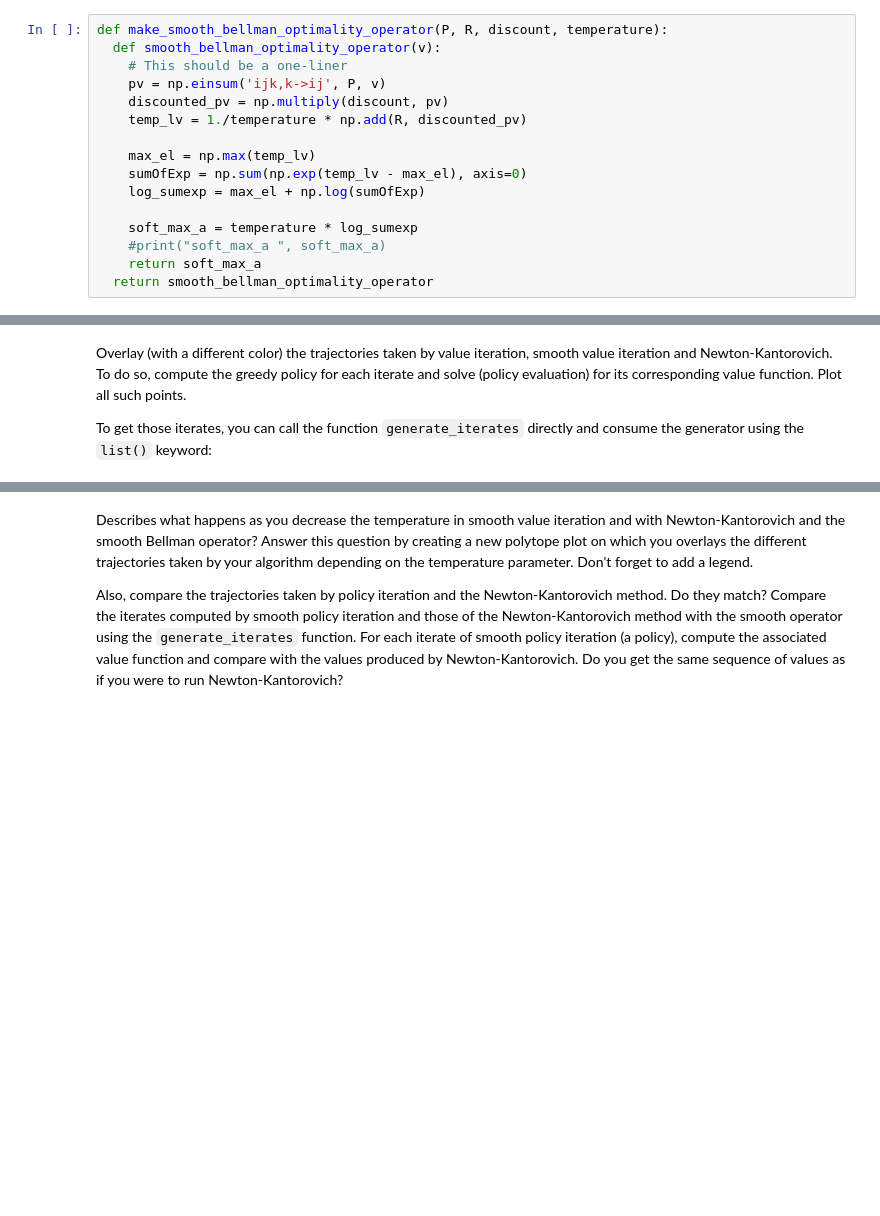
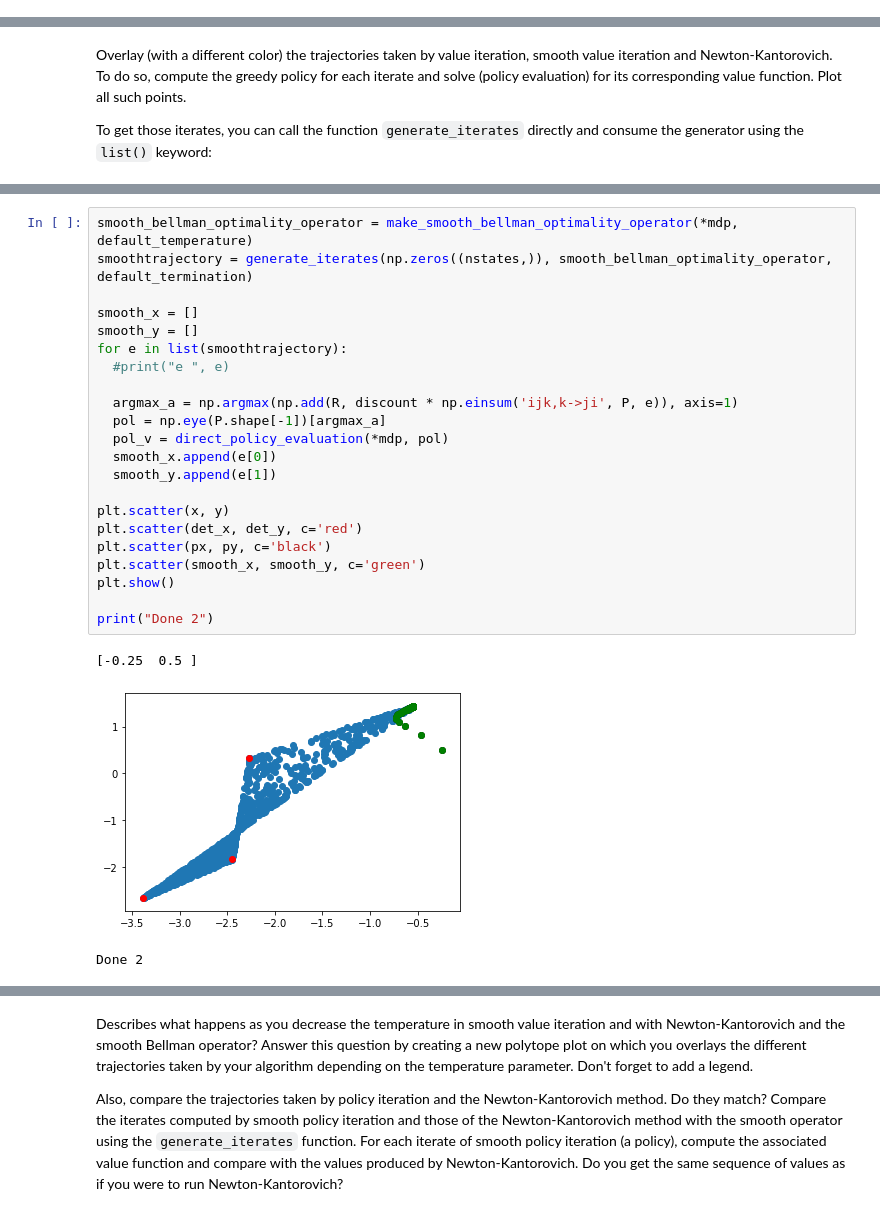
Before and after one commit to andreeadeac22/IFT6760H20, a Jupyter notebook: Copy_of_IFT6760_H20_A1_Template.ipynb, the cells around one changed output, grey strips where cells are left out. Saved outputs shown, nothing was run; the diff lists cells and outputs as text; blank space fills up the shorter version.

```diff
--- a/Copy_of_IFT6760_H20_A1_Template.ipynb
+++ b/Copy_of_IFT6760_H20_A1_Template.ipynb
@@ -264,19 +208,3 @@ def make_bellman_optimality_operator(P, R, discount):
   return bellman_optimality_operator
 # %% [markdown]
 Now do the same thing but where you use the [soft-max](https://en.wikipedia.org/wiki/Smooth_maximum) (smooth maximum) instead of the *hard* one. You can use the built-in implementations of the soft-max function for more stability. See [Rust (1996)](https://doi.org/10.1016/s1574-0021(96)01016-7) for reference
-# %%
-def make_smooth_bellman_optimality_operator(P, R, discount, temperature):
-  def smooth_bellman_optimality_operator(v):
-    # This should be a one-liner
-    pv = np.einsum('ijk,k->ij', P, v)
-    discounted_pv = np.multiply(discount, pv)
-    temp_lv = 1./temperature * np.add(R, discounted_pv)
-
-    max_el = np.max(temp_lv)
-    sumOfExp = np.sum(np.exp(temp_lv - max_el), axis=0)
-    log_sumexp = max_el + np.log(sumOfExp)
-
-    soft_max_a = temperature * log_sumexp
-    #print("soft_max_a ", soft_max_a)
-    return soft_max_a
-  return smooth_bellman_optimality_operator
@@ -612,0 +543,26 @@ max_a  [4.97285881 4.67129065]
+# %%
+smooth_bellman_optimality_operator = make_smooth_bellman_optimality_operator(*mdp, default_temperature)
+smoothtrajectory = generate_iterates(np.zeros((nstates,)), smooth_bellman_optimality_operator, default_termination)
+
+smooth_x = []
+smooth_y = []
+for e in list(smoothtrajectory):
+  #print("e ", e)
+
+  argmax_a = np.argmax(np.add(R, discount * np.einsum('ijk,k->ji', P, e)), axis=1)
+  pol = np.eye(P.shape[-1])[argmax_a]
+  pol_v = direct_policy_evaluation(*mdp, pol)
+  smooth_x.append(e[0])
+  smooth_y.append(e[1])
+
+plt.scatter(x, y)
+plt.scatter(det_x, det_y, c='red')
+plt.scatter(px, py, c='black')
+plt.scatter(smooth_x, smooth_y, c='green')
+plt.show()
+
+print("Done 2")
+# %% [output]
+[-0.25  0.5 ]
+[figure, added]
+Done 2
```
Also changed, not shown: parts of 28 cells of this notebook.
